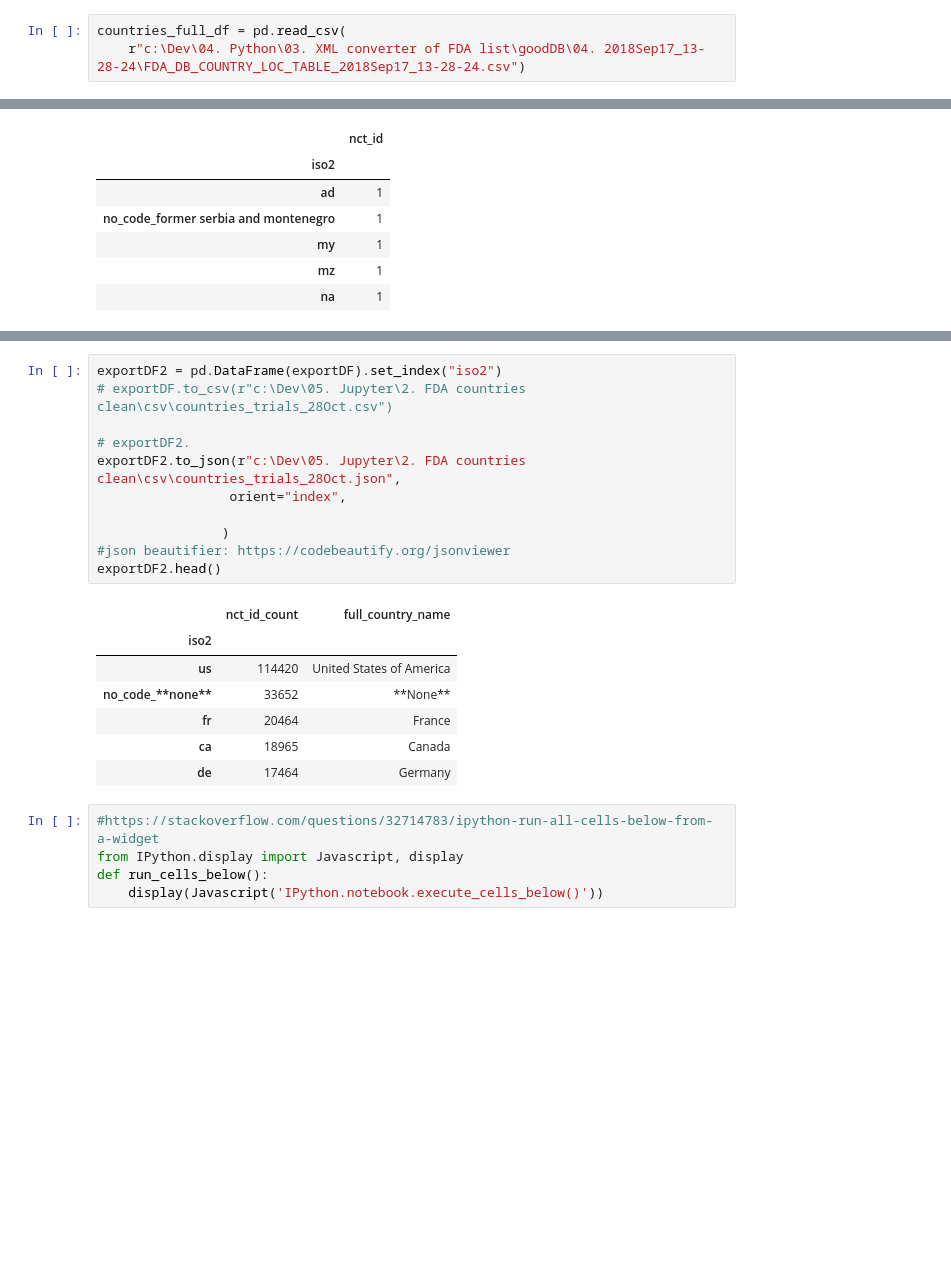
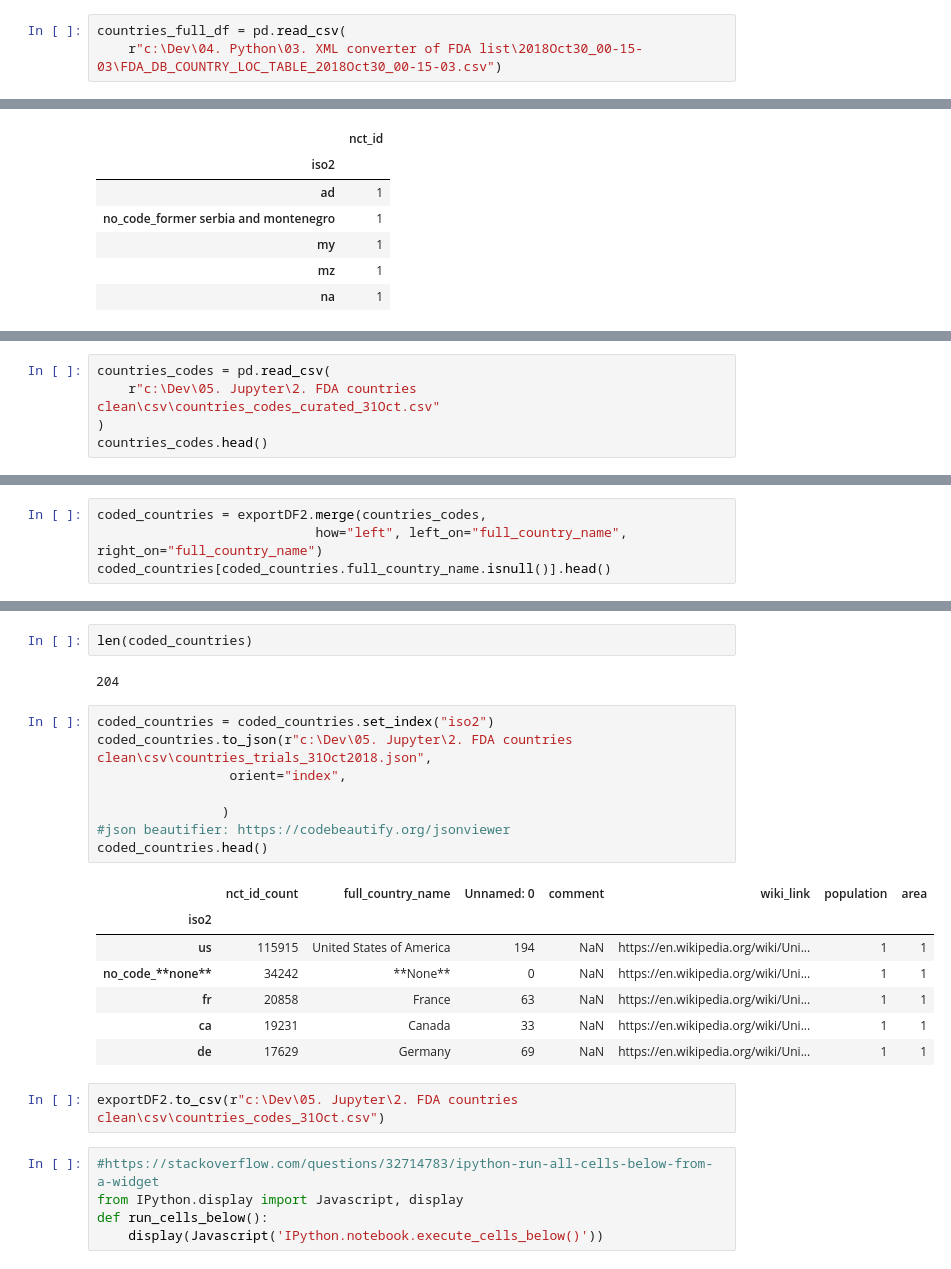
Before and after one commit to vaal12/FDA-clinical-studies-review, a Jupyter notebook: FDA_Countries_analysis.ipynb, the cells around one changed output, grey strips where cells are left out. Saved outputs shown, nothing was run; the diff lists cells and outputs as text; blank space fills up the shorter version.

Commit message:
1. Country codes table created 2. Merge of country codes to json

```diff
--- a/FDA_Countries_analysis.ipynb
+++ b/FDA_Countries_analysis.ipynb
@@ -10,7 +10,7 @@ import matplotlib.pyplot as plt
 %matplotlib inline
 # %%
 countries_full_df = pd.read_csv(
-    r"c:\Dev\04. Python\03. XML converter of FDA list\goodDB\04. 2018Sep17_13-28-24\FDA_DB_COUNTRY_LOC_TABLE_2018Sep17_13-28-24.csv")
+    r"c:\Dev\04. Python\03. XML converter of FDA list\2018Oct30_00-15-03\FDA_DB_COUNTRY_LOC_TABLE_2018Oct30_00-15-03.csv")
 # %%
 #Data cleaning
 countries_full_df['country'][countries_full_df['country'] == "United States"] = "United States of America"
@@ -181,0 +189,5 @@ exportDF.head()
+# %%
+countries_codes = pd.read_csv(
+    r"c:\Dev\05. Jupyter\2. FDA countries clean\csv\countries_codes_curated_31Oct.csv"
+)
+countries_codes.head()
@@ -181,0 +201,4 @@ exportDF.head()
+# %%
+coded_countries = exportDF2.merge(countries_codes,
+                            how="left", left_on="full_country_name", right_on="full_country_name")
+coded_countries[coded_countries.full_country_name.isnull()].head()
@@ -182,22 +216,25 @@ exportDF.head()
+# %%
+len(coded_countries)
+# %% [output]
+204
 # %%
-exportDF2 = pd.DataFrame(exportDF).set_index("iso2")
-# exportDF.to_csv(r"c:\Dev\05. Jupyter\2. FDA countries clean\csv\countries_trials_28Oct.csv")
-
-# exportDF2.
-exportDF2.to_json(r"c:\Dev\05. Jupyter\2. FDA countries clean\csv\countries_trials_28Oct.json",
+coded_countries = coded_countries.set_index("iso2")
+coded_countries.to_json(r"c:\Dev\05. Jupyter\2. FDA countries clean\csv\countries_trials_31Oct2018.json",
                  orient="index",
 
                 )
 #json beautifier: https://codebeautify.org/jsonviewer
-exportDF2.head()
+coded_countries.head()
 # %% [output]
-|  | nct_id_count | full_country_name |
-| iso2 |  |  |
-| us | 114420 | United States of America |
-| no_code_**none** | 33652 | **None** |
-| fr | 20464 | France |
-| ca | 18965 | Canada |
-| de | 17464 | Germany |
+|  | nct_id_count | full_country_name | Unnamed: 0 | comment | wiki_link | population | area |
+| iso2 |  |  |  |  |  |  |  |
+| us | 115915 | United States of America | 194 | NaN | https://en.wikipedia.org/wiki/Uni... | 1 | 1 |
+| no_code_**none** | 34242 | **None** | 0 | NaN | https://en.wikipedia.org/wiki/Uni... | 1 | 1 |
+| fr | 20858 | France | 63 | NaN | https://en.wikipedia.org/wiki/Uni... | 1 | 1 |
+| ca | 19231 | Canada | 33 | NaN | https://en.wikipedia.org/wiki/Uni... | 1 | 1 |
+| de | 17629 | Germany | 69 | NaN | https://en.wikipedia.org/wiki/Uni... | 1 | 1 |
+# %%
+exportDF2.to_csv(r"c:\Dev\05. Jupyter\2. FDA countries clean\csv\countries_codes_31Oct.csv")
 # %%
 #https://stackoverflow.com/questions/32714783/ipython-run-all-cells-below-from-a-widget
 from IPython.display import Javascript, display
```
Also changed, not shown: parts of 10 cells of this notebook, 12 other files.
